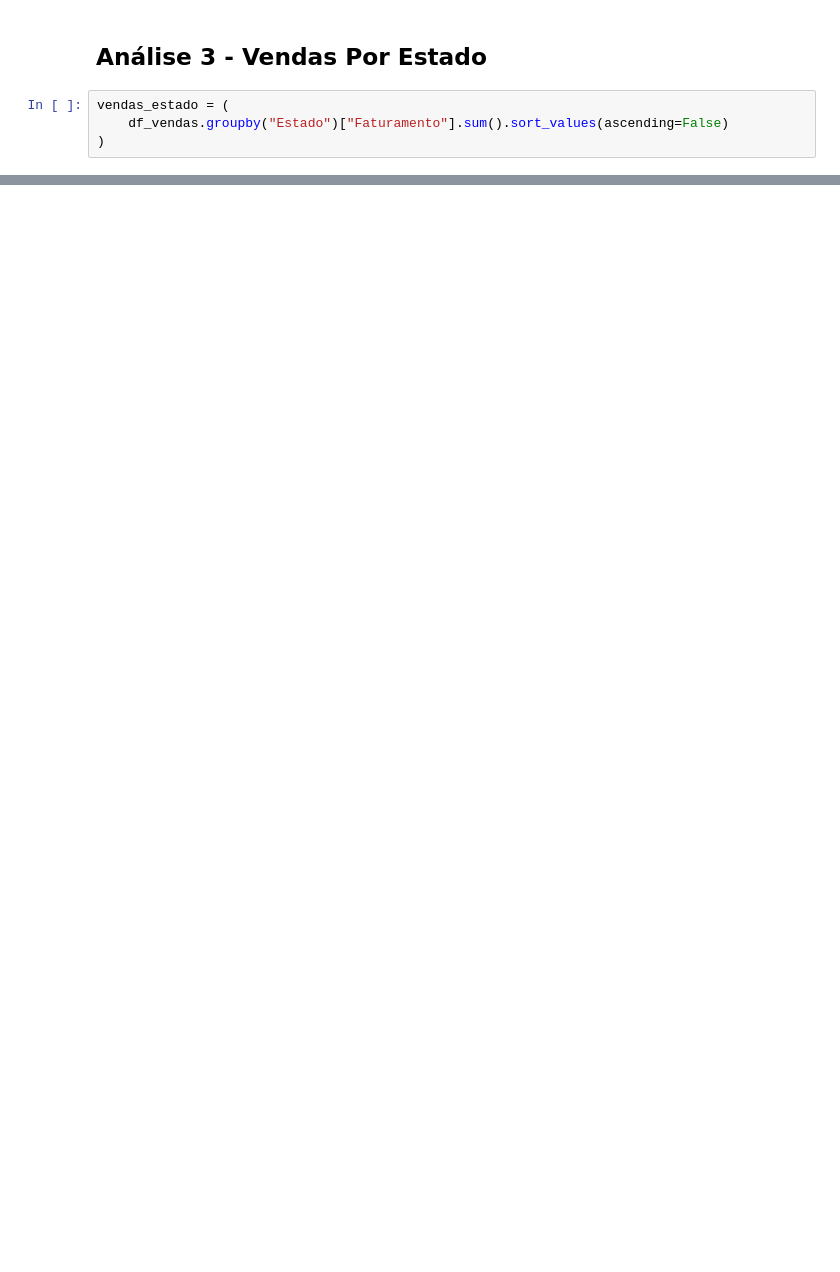
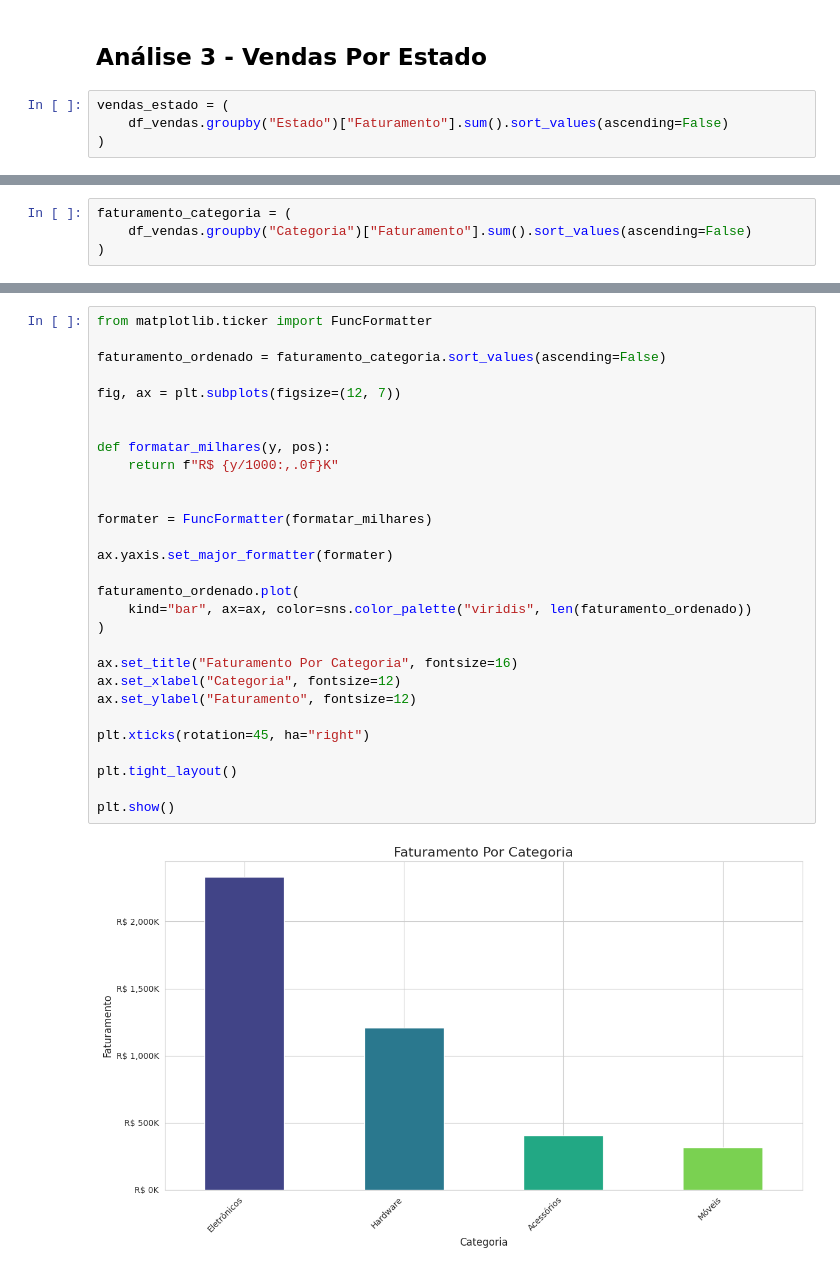
Before and after one commit to Fabricio-Fontenele/lab-dsa-python, a Jupyter notebook: 06-Mini-projeto/mini-projeto.ipynb, the cells around one changed output, grey strips where cells are left out. Drawn from its saved outputs; the diff is of its cells as text; blank space fills up the shorter version.

```diff
--- a/06-Mini-projeto/mini-projeto.ipynb
+++ b/06-Mini-projeto/mini-projeto.ipynb
@@ -274,0 +279,4 @@ plt.show()
+# %%
+faturamento_categoria = (
+    df_vendas.groupby("Categoria")["Faturamento"].sum().sort_values(ascending=False)
+)
@@ -274,0 +292,31 @@ plt.show()
+# %%
+from matplotlib.ticker import FuncFormatter
+
+faturamento_ordenado = faturamento_categoria.sort_values(ascending=False)
+
+fig, ax = plt.subplots(figsize=(12, 7))
+
+
+def formatar_milhares(y, pos):
+    return f"R$ {y/1000:,.0f}K"
+
+
+formater = FuncFormatter(formatar_milhares)
+
+ax.yaxis.set_major_formatter(formater)
+
+faturamento_ordenado.plot(
+    kind="bar", ax=ax, color=sns.color_palette("viridis", len(faturamento_ordenado))
+)
+
+ax.set_title("Faturamento Por Categoria", fontsize=16)
+ax.set_xlabel("Categoria", fontsize=12)
+ax.set_ylabel("Faturamento", fontsize=12)
+
+plt.xticks(rotation=45, ha="right")
+
+plt.tight_layout()
+
+plt.show()
+# %% [output]
+[figure, added]
```
Also changed, not shown: parts of 15 cells of this notebook.
